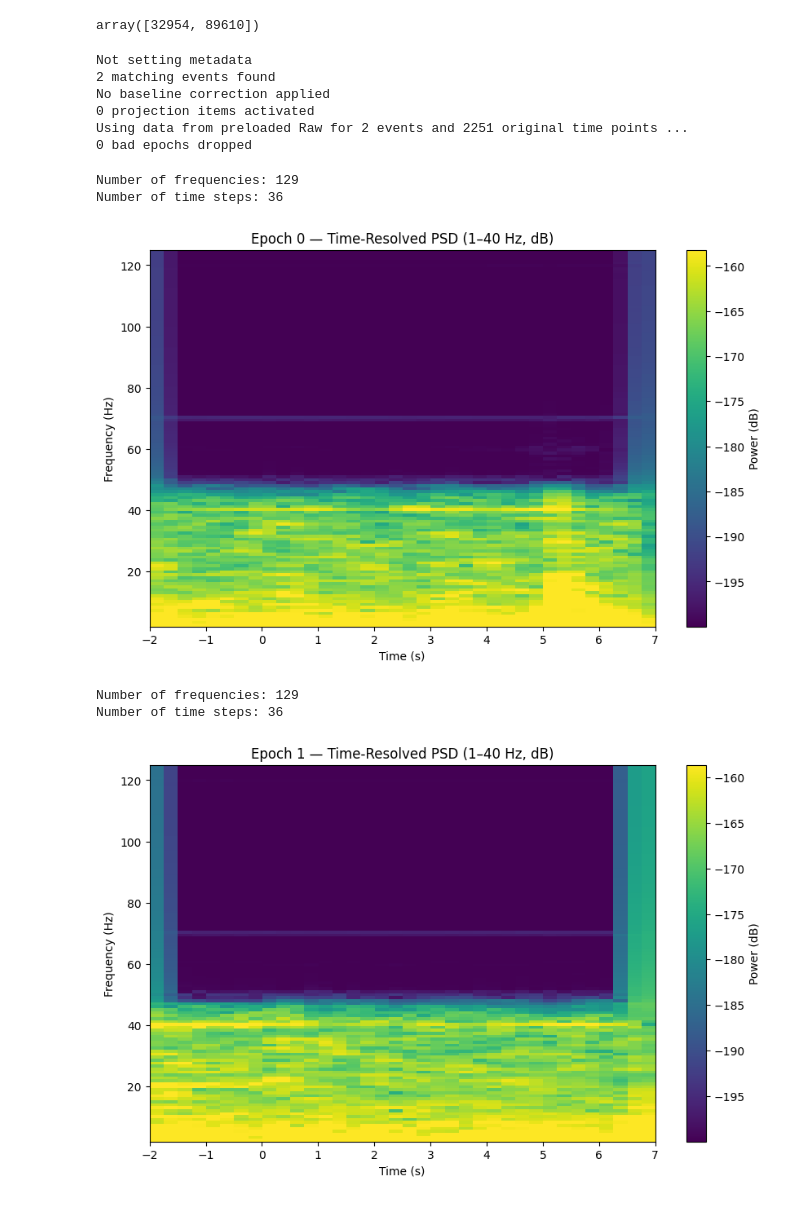
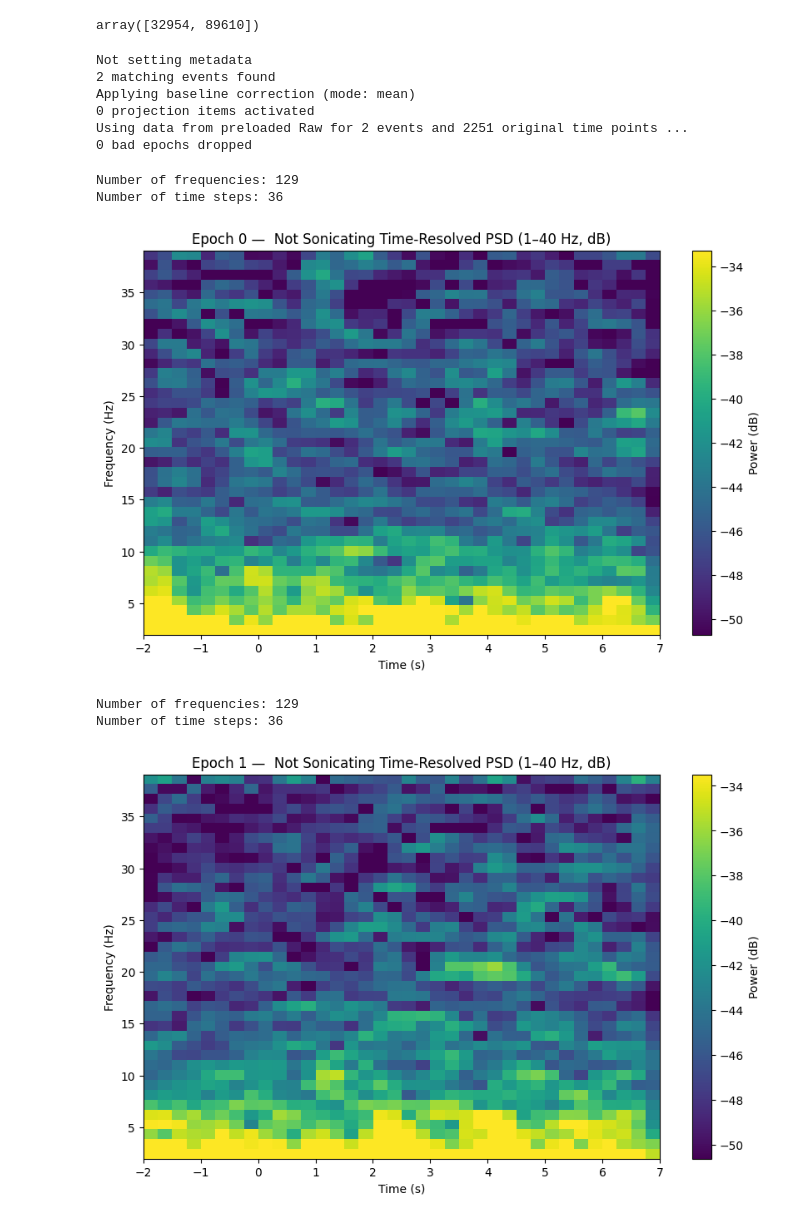
Before and after one commit to janetshin8030/OW_closedloop, a Jupyter notebook: PSDprocessing.ipynb, the cells around one changed output. Cells and saved outputs as stored; diff of their text form; code cells hidden in the pictures.

Commit message:
ERPs + STFTs pipelines made

```diff
--- a/PSDprocessing.ipynb
+++ b/PSDprocessing.ipynb
@@ -129,7 +144,6 @@ Applying ICA to Raw instance
     Zeroing out 4 ICA components
     Projecting back using 7 PCA components
 # %%
-# lifu_on_time_onset is an array of times in seconds
 event_samples = (lifu_on_time_onset * raw.info['sfreq']).astype(int)
 
 # Build MNE event array: shape (n_events, 3)
@@ -146,7 +160,7 @@ epochs = mne.Epochs(
     event_id=1,
     tmin=tmin,
     tmax=tmax,
-    baseline=None,     # or (-2, 0) if you want baseline correction
+    baseline=(-0.2, 0),     # or (-2, 0) if you want baseline correction
     preload=True
 )
 # %% [output]
@@ -431,7 +396,7 @@ event_samples
 # %% [output]
 array([32954, 89610])
 # %%
-ns_array = np.array([175,250])
+ns_array = np.array([150,200])
 not_sonicating_array = (ns_array * raw.info['sfreq']).astype(int)
 not_sonicating_events = np.column_stack([not_sonicating_array,
                           np.zeros_like(event_samples, dtype=int),
@@ -443,13 +408,13 @@ epochs_ns = mne.Epochs(
     event_id=1,
     tmin=tmin,
     tmax=tmax,
-    baseline=None,     # or (-2, 0) if you want baseline correction
+    baseline=(-2, 0),     # or (-2, 0) if you want baseline correction
     preload=True
 )
 # %% [output]
 Not setting metadata
 2 matching events found
-No baseline correction applied
+Applying baseline correction (mode: mean)
 0 projection items activated
 Using data from preloaded Raw for 2 events and 2251 original time points ...
 0 bad epochs dropped
@@ -469,64 +434,60 @@ all_freqs = []
 for idx, ep in enumerate(epochs_ns):
 
     # ep shape: (n_channels, n_times)
-    data = ep * 1e-6   # µV → V
-
-    # --- STFT parameters ---
+    data = ep #* 1e-6   # dont convert from microvolts to volts
     n_fft = 256
     step = 64
 
-    # --- Compute STFT ---
+    # COMPUTE STFT
     Zxx = stft(data, wsize=n_fft, tstep=step)
     power = np.abs(Zxx)**2 / (n_fft**2)
 
-    # --- Build time axis ---
+    # time axis
     tmin = epochs.tmin
     tmax = epochs.tmax
     times = np.linspace(tmin, tmax, power.shape[-1])
-
-    # --- Build frequency axis ---
+    # frequency axis
     freqs = np.linspace(0, sfreq/2, power.shape[1])
 
-    # --- Select 1–40 Hz ---
-    mask = (freqs >= 1) #& (freqs <= 40)
+    # frequency mask
+    mask = (freqs >= 1) & (freqs <= 40)
     freqs_1_40 = freqs[mask]
     power_1_40 = power[:, mask, :]
 
     # --- Average across channels ---
     psd_avg = power_1_40.mean(axis=0)
 
-    # --- Convert to dB ---
+    # db conversion
     psd_db = 10 * np.log10(psd_avg + 1e-20)
 
-    # --- Clip color range ---
+    # keeping scaling proper - exclude 5 % each
     vmin = np.percentile(psd_db, 5)
     vmax = np.percentile(psd_db, 95)
 
-    # --- Store results ---
     all_spectrograms.append(psd_db)
     all_times.append(times)
     all_freqs.append(freqs_1_40)
 
     # --- Plot ---
     plt.figure(figsize=(10,6))
     plt.imshow(
         psd_db,
         aspect='auto',
         origin='lower',
         extent=[times[0], times[-1], freqs_1_40[0], freqs_1_40[-1]],
         vmin=vmin,
         vmax=vmax,
         cmap='viridis'
     )
     plt.xlabel("Time (s)")
     plt.ylabel("Frequency (Hz)")
-    plt.title(f"Epoch {idx} — Time‑Resolved PSD (1–40 Hz, dB)")
+    plt.title(f"Epoch {idx} —  Not Sonicating Time‑Resolved PSD (1–40 Hz, dB)")
     plt.colorbar(label="Power (dB)")
     plt.show()
 # %% [output]
 Number of frequencies: 129
 Number of time steps: 36
-[figure, old version]
+[figure, new version]
 Number of frequencies: 129
 Number of time steps: 36
-[figure, old version]
+[figure, new version]
```
Also changed, not shown: parts of 9 cells of this notebook, 9 other files.
